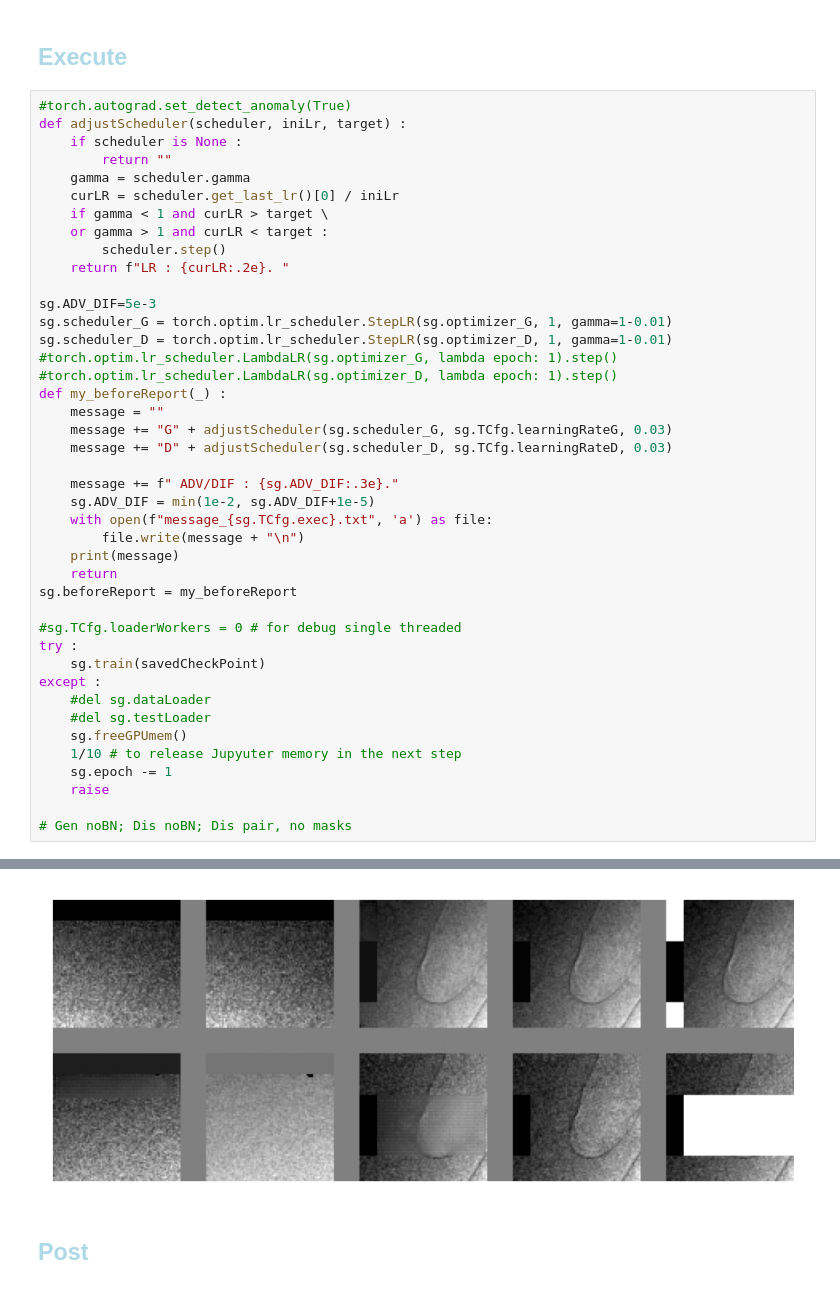
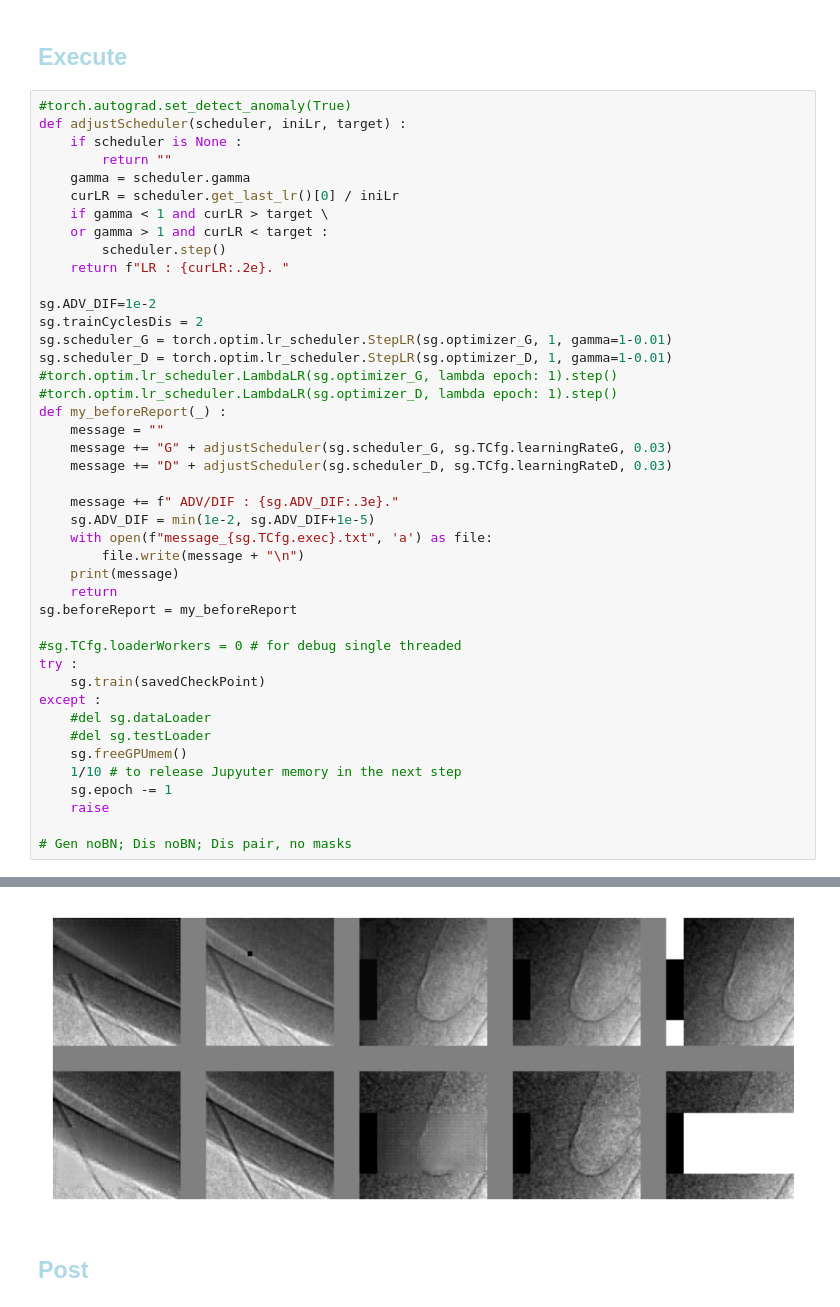
Before and after one commit to antonmx/shiftpatch, a Jupyter notebook: shiftpatch_dj1.ipynb, the cells around one changed output, grey strips where cells are left out. Saved outputs shown, nothing was run; the diff lists cells and outputs as text.

```diff
--- a/shiftpatch_dj1.ipynb
+++ b/shiftpatch_dj1.ipynb
@@ -244,7 +244,8 @@ def adjustScheduler(scheduler, iniLr, target) :
         scheduler.step()
     return f"LR : {curLR:.2e}. "
 
-sg.ADV_DIF=5e-3
+sg.ADV_DIF=1e-2
+sg.trainCyclesDis = 2
 sg.scheduler_G = torch.optim.lr_scheduler.StepLR(sg.optimizer_G, 1, gamma=1-0.01)
 sg.scheduler_D = torch.optim.lr_scheduler.StepLR(sg.optimizer_D, 1, gamma=1-0.01)
 #torch.optim.lr_scheduler.LambdaLR(sg.optimizer_G, lambda epoch: 1).step()
@@ -283,4 +284,4 @@ Reference images.                        Dis: 0.889 (0.354)  Adv: 2.061 (0.103)
-[figure, old version]
+[figure, new version]
 # %% [markdown]
 ## <font style="color:lightblue">Post</font>
 # %%
```
Also changed, not shown: parts of 3 cells of this notebook.
